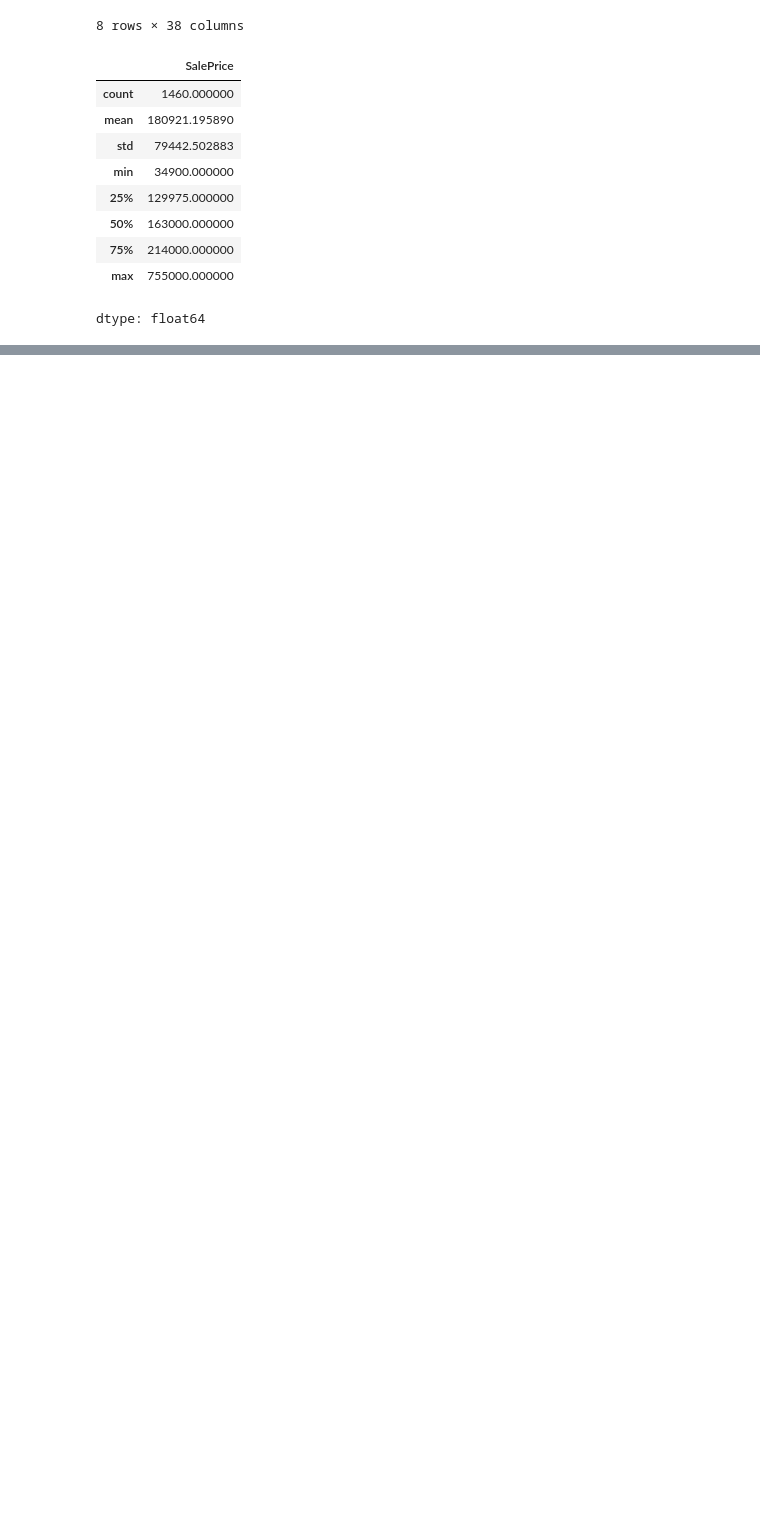
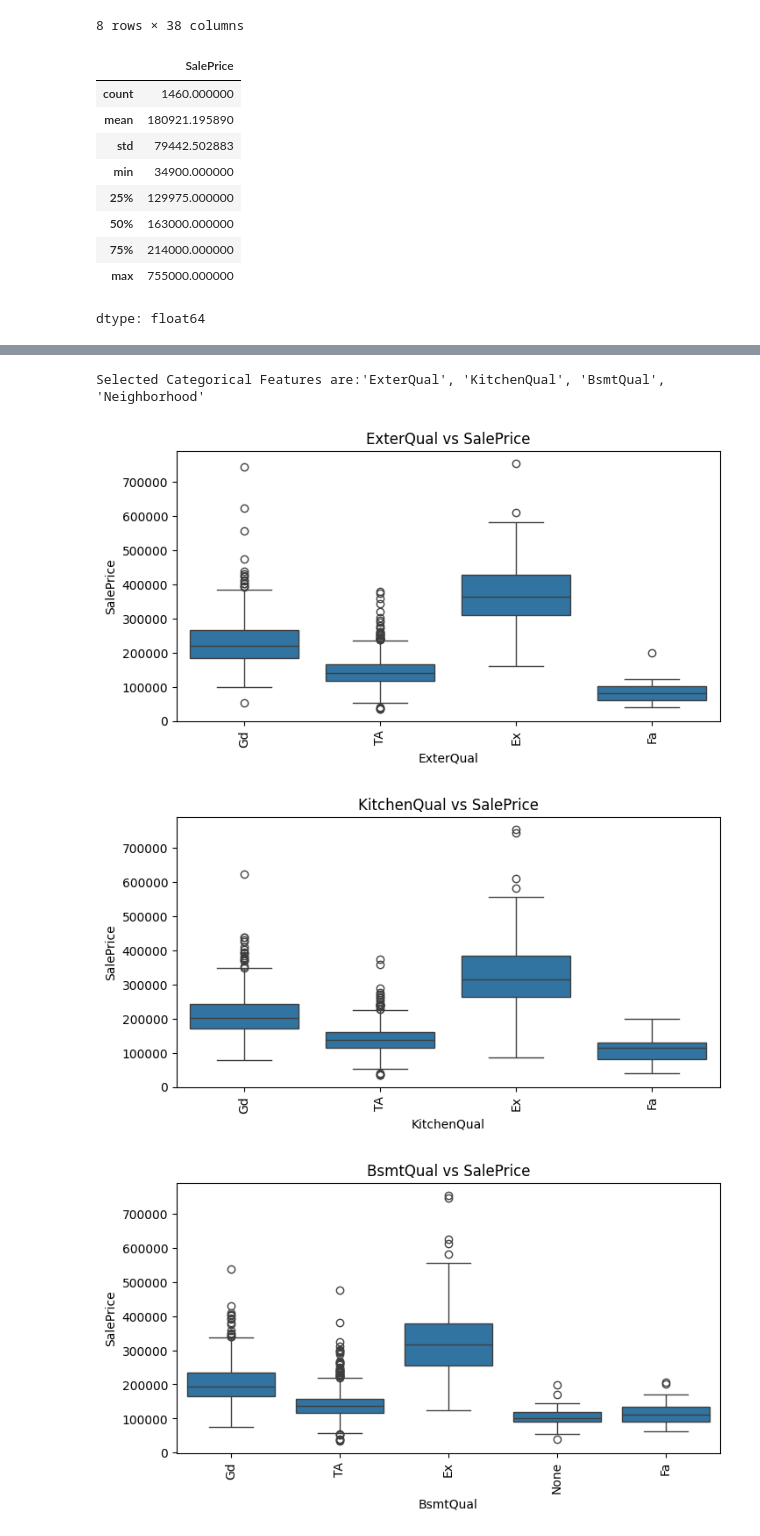
Before and after one commit to mim-1999/ames-housing-regression, a Jupyter notebook: Ames_Housing_EDA_LinearRegression.ipynb, the cells around one changed output, grey strips where cells are left out. Drawn from its saved outputs; the diff is of its cells as text; code cells hidden in the pictures; blank space fills up the shorter version.

```diff
--- a/Ames_Housing_EDA_LinearRegression.ipynb
+++ b/Ames_Housing_EDA_LinearRegression.ipynb
@@ -191,0 +316,17 @@ dtype: float64
+# %%
+print("Selected Categorical Features are:'ExterQual', 'KitchenQual', 'BsmtQual', 'Neighborhood' ")
+# %% [output]
+Selected Categorical Features are:'ExterQual', 'KitchenQual', 'BsmtQual', 'Neighborhood'
+# %%
+categorical_features = ['ExterQual', 'KitchenQual', 'BsmtQual', 'Neighborhood']
+
+for feature in categorical_features:
+    plt.figure(figsize=(8,4))
+    sns.boxplot(x=feature, y='SalePrice', data=df)
+    plt.xticks(rotation=90)
+    plt.title(f'{feature} vs SalePrice')
+    plt.show()
+# %% [output]
+[figure, added]
+[figure, added]
+[figure, added]
```
Also changed, not shown: parts of 13 cells of this notebook.
